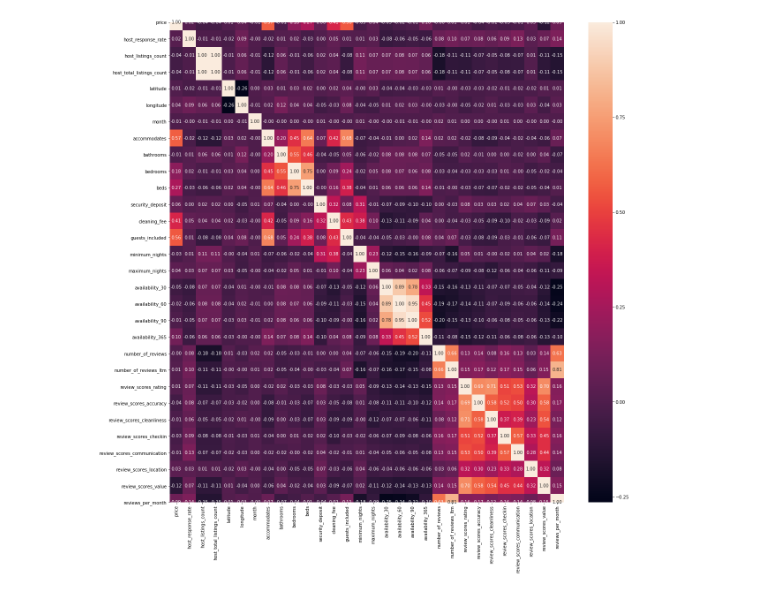
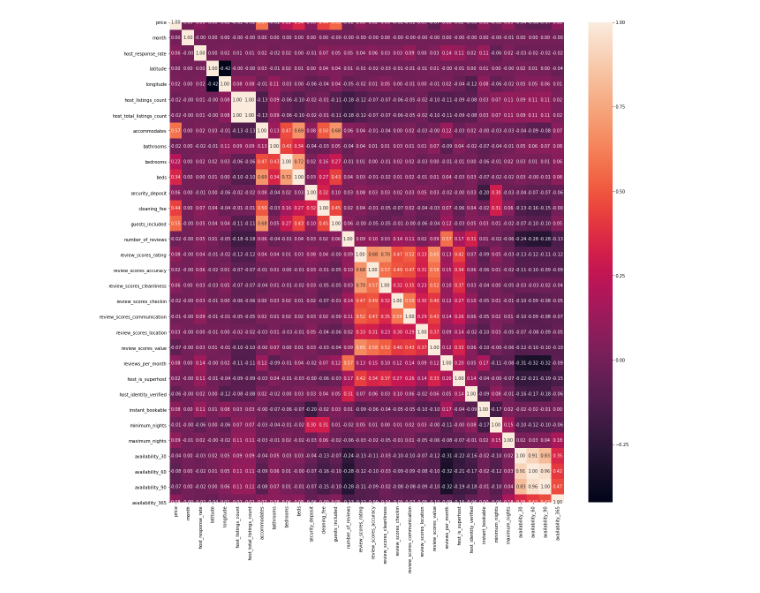
Before and after one commit to lumierity/tokyo_airbnb, a Jupyter notebook: Prediction.ipynb, the cells around one changed output. Drawn from its saved outputs; the diff is of its cells as text; code cells hidden in the pictures.

```diff
--- a/Prediction.ipynb
+++ b/Prediction.ipynb
@@ -149,7 +100,7 @@ The average number of nights is 735.5821191879315.
 # %%
 #Drop rows where maximum nights is more than 180 nights (6 months)#
 max_nights = 181
-mask3 = (calendar['maximum_nights'] < max_nights)
-new_calendar = calendar[mask3]
+mask = (calendar['maximum_nights'] < max_nights)
+new_calendar = calendar[mask]
 new_calendar.shape[0]
 # %% [output]
@@ -364,0 +271,30 @@ df_new_clean = df_new_clean.astype({'host_response_rate': float, 'security_depos
+# %%
+# Categorical variables -> host_response_time, cancellation_policy, neighbourhood_cleansed, property_type, room_type, bed_type
+
+# Numerical variables -> host_response_rate, host_listings_count, host_total_listings_count, accommodates, bathrooms,
+# bedrooms, beds, security_deposit, cleaning_fee, guests_included,  availability_30,
+# availability_60, availability_90, availability_365, number_of_reviews, number_of_reviews_ltm, review_scores_rating,
+# review_scores_accuracy, review_scores_cleanliness, review_scores_checkin, review_scores_communication, review_scores_location,
+# review_scores_value, reviews_per_month, month, longitude, latitude, host_response_rate, security_deposit, cleaning_fee, extra_people, host_is_superhost
+# host_has_profile_pic, host_identity_verified, has_availability, instant_bookable, is_business_travel_ready, minimum_nights, maximum_nights
+
+# Convert categorical variables to string
+df_new_clean = df_new_clean.astype({'host_response_time': str, 'neighbourhood_cleansed': str, 'property_type': str,
+                                   'room_type': str, 'bed_type': str})
+
+# Change 'object' datatype to numeric -> host_response_rate, security_deposit, cleaning_fee, extra_people,
+df_new_clean["host_response_rate"] = df_new_clean["host_response_rate"].str.replace("%", "")
+df_new_clean["security_deposit"] = df_new_clean["security_deposit"].str.replace("[$, ]", "")
+df_new_clean["cleaning_fee"] = df_new_clean["cleaning_fee"].str.replace("[$, ]", "")
+df_new_clean["extra_people"] = df_new_clean["extra_people"].str.replace("[$, ]", "")
+df_new_clean = df_new_clean.astype({'host_response_rate': float, 'security_deposit': float, 'cleaning_fee': float, 'extra_people': float, 'number_of_reviews': float})
+
+#Re-assign t/f values into 1/0 -> host_is_superhost, host_has_profile_pic, host_identity_verified,
+# has_availability, instant_bookable, is_business_travel_ready
+df_new_clean['host_is_superhost'] = df_new_clean['host_is_superhost'].apply(lambda x: 1 if x == 't' else 0)
+df_new_clean['host_has_profile_pic'] = df_new_clean['host_has_profile_pic'].apply(lambda x: 1 if x == 't' else 0)
+df_new_clean['host_identity_verified'] = df_new_clean['host_identity_verified'].apply(lambda x: 1 if x == 't' else 0)
+df_new_clean['has_availability'] = df_new_clean['has_availability'].apply(lambda x: 1 if x == 't' else 0)
+df_new_clean['instant_bookable'] = df_new_clean['instant_bookable'].apply(lambda x: 1 if x == 't' else 0)
+df_new_clean['is_business_travel_ready'] = df_new_clean['is_business_travel_ready'].apply(lambda x: 1 if x == 't' else 0)
+df_new_clean = df_new_clean.astype({'host_is_superhost': float, 'host_has_profile_pic': float, 'host_identity_verified': float, 'has_availability': float, 'instant_bookable': float, 'is_business_travel_ready': float})
@@ -365,15 +320,14 @@ df_new_clean = df_new_clean.astype({'host_response_rate': float, 'security_depos
 # %%
 # Find out the correlations among numerical variables
-cols = ['price', 'host_response_rate','host_listings_count','host_total_listings_count','latitude', 'longitude','month',
-        'accommodates','bathrooms','bedrooms', 'beds', 'security_deposit','cleaning_fee','guests_included','minimum_nights',
-        'maximum_nights','availability_30', 'availability_60','availability_90','availability_365',
-        'number_of_reviews','number_of_reviews_ltm', 'review_scores_rating', 'review_scores_accuracy',
-        'review_scores_cleanliness','review_scores_checkin', 'review_scores_communication', 'review_scores_location',
-        'review_scores_value', 'reviews_per_month']
+cols = ['price','month','host_response_rate','latitude', 'longitude','host_listings_count','host_total_listings_count',
+        'accommodates','bathrooms','bedrooms', 'beds', 'security_deposit','cleaning_fee','guests_included',
+        'number_of_reviews', 'review_scores_rating', 'review_scores_accuracy','review_scores_cleanliness','review_scores_checkin','review_scores_communication','review_scores_location',
+        'review_scores_value', 'reviews_per_month','host_is_superhost','host_identity_verified',
+'instant_bookable','minimum_nights', 'maximum_nights','availability_30','availability_60','availability_90','availability_365']
 plt.figure(figsize=(20,20))
 sns.heatmap(df_new_clean[cols].corr(), annot=True, fmt='.2f');
 # %% [output]
-[figure, old version]
+[figure, new version]
 # %%
 # Pull a list of the column names of the categorical variables
 cat_df = df_new_clean.select_dtypes(include=['object'])
```
Also changed, not shown: parts of 73 cells of this notebook.
